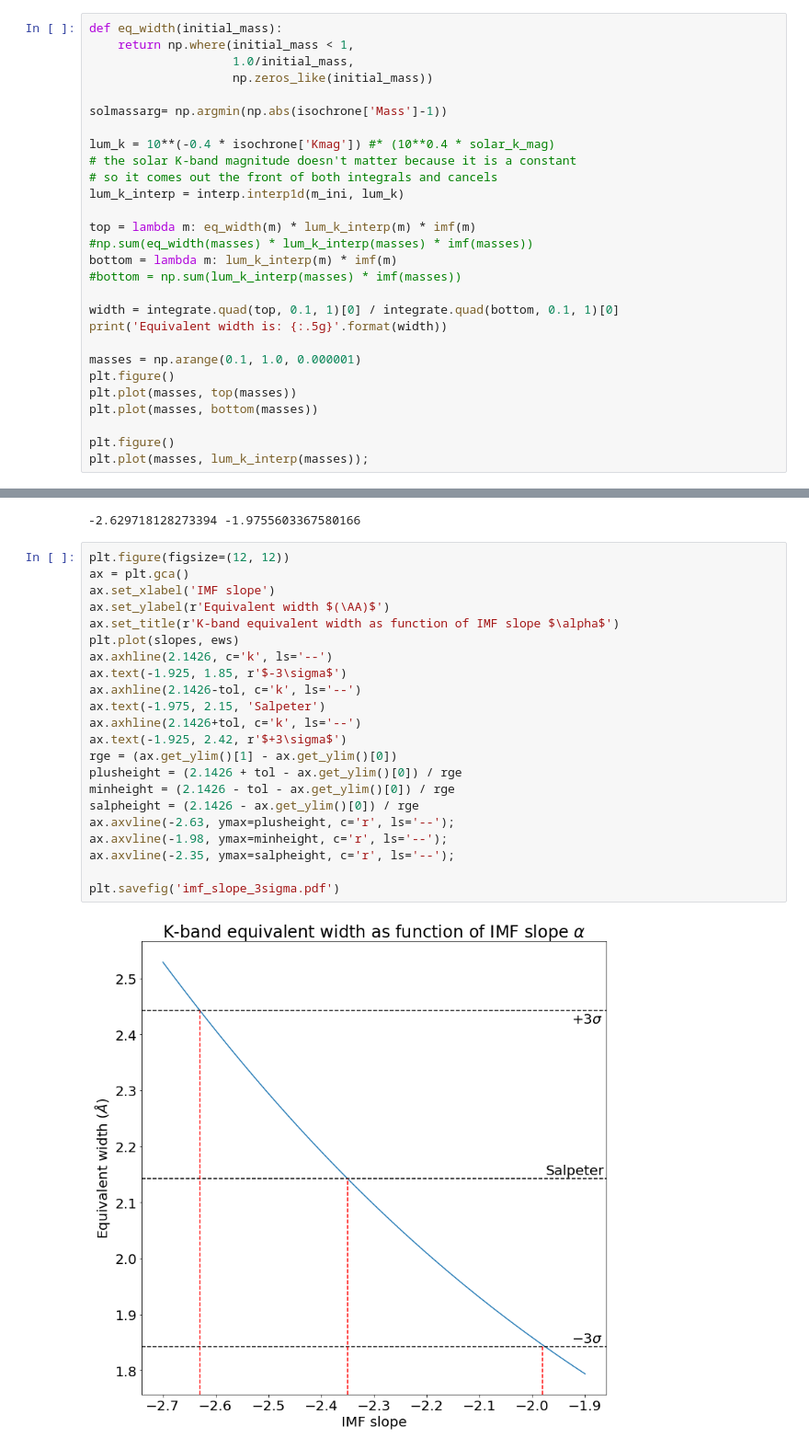
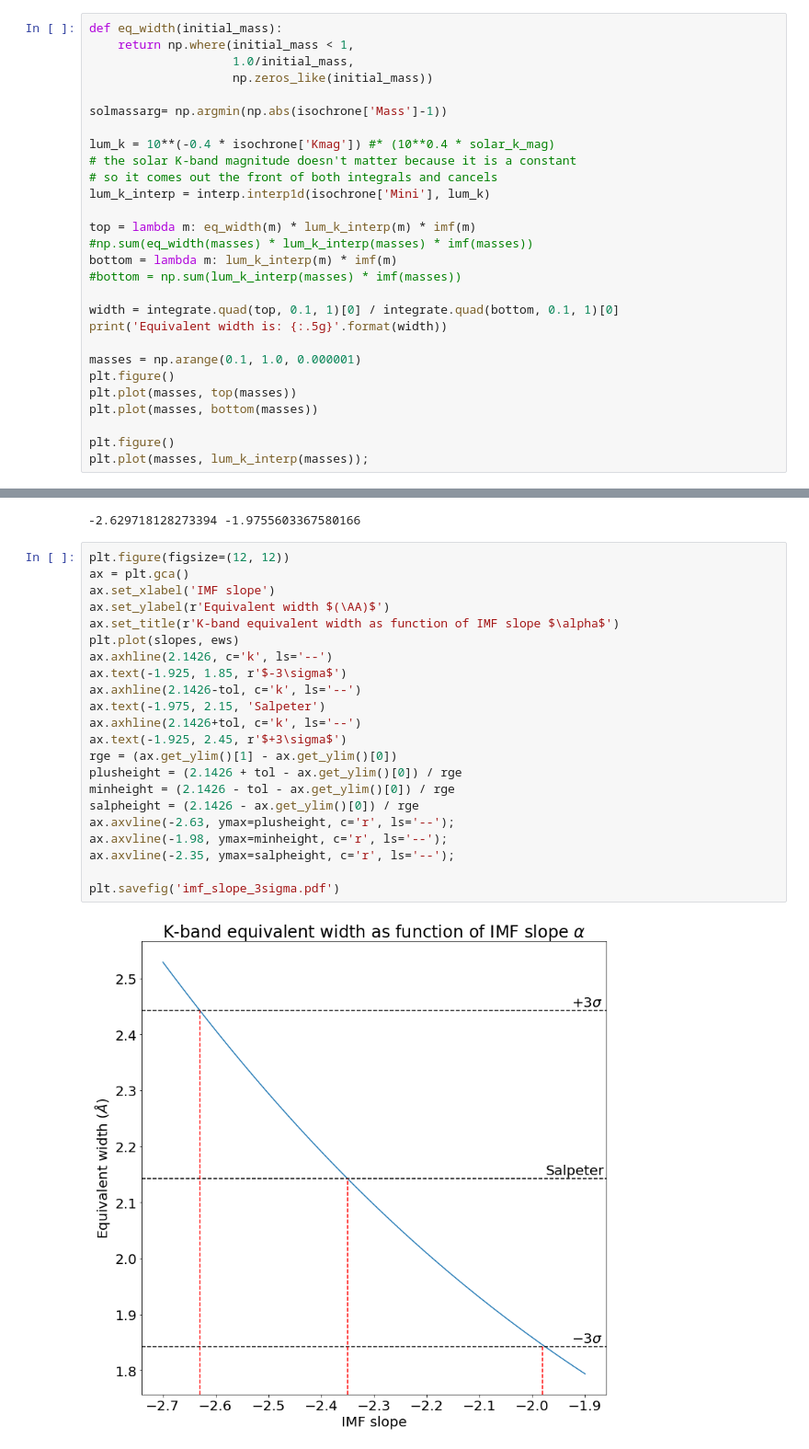
Before and after one commit to calvin-sykes/coursework, a Jupyter notebook: stellar-populations/Stellar Populations.ipynb, the cells around one changed output, grey strips where cells are left out. Shown at 92% size. Saved outputs shown, nothing was run; the diff lists cells and outputs as text.

```diff
--- a/stellar-populations/Stellar Populations.ipynb
+++ b/stellar-populations/Stellar Populations.ipynb
@@ -108,7 +108,7 @@ solmassarg= np.argmin(np.abs(isochrone['Mass']-1))
 lum_k = 10**(-0.4 * isochrone['Kmag']) #* (10**0.4 * solar_k_mag)
 # the solar K-band magnitude doesn't matter because it is a constant
 # so it comes out the front of both integrals and cancels
-lum_k_interp = interp.interp1d(m_ini, lum_k)
+lum_k_interp = interp.interp1d(isochrone['Mini'], lum_k)
 
 top = lambda m: eq_width(m) * lum_k_interp(m) * imf(m)
 #np.sum(eq_width(masses) * lum_k_interp(masses) * imf(masses))
@@ -163,24 +163,24 @@ for alpha in slopes:
 # %%
 plt.figure(figsize=(12, 12))
 ax = plt.gca()
 ax.set_xlabel('IMF slope')
 ax.set_ylabel(r'Equivalent width $(\AA)$')
 ax.set_title(r'K-band equivalent width as function of IMF slope $\alpha$')
 plt.plot(slopes, ews)
 ax.axhline(2.1426, c='k', ls='--')
 ax.text(-1.925, 1.85, r'$-3\sigma$')
 ax.axhline(2.1426-tol, c='k', ls='--')
 ax.text(-1.975, 2.15, 'Salpeter')
 ax.axhline(2.1426+tol, c='k', ls='--')
-ax.text(-1.925, 2.42, r'$+3\sigma$')
+ax.text(-1.925, 2.45, r'$+3\sigma$')
 rge = (ax.get_ylim()[1] - ax.get_ylim()[0])
 plusheight = (2.1426 + tol - ax.get_ylim()[0]) / rge
 minheight = (2.1426 - tol - ax.get_ylim()[0]) / rge
 salpheight = (2.1426 - ax.get_ylim()[0]) / rge
 ax.axvline(-2.63, ymax=plusheight, c='r', ls='--');
 ax.axvline(-1.98, ymax=minheight, c='r', ls='--');
 ax.axvline(-2.35, ymax=salpheight, c='r', ls='--');
 
 plt.savefig('imf_slope_3sigma.pdf')
 # %% [output]
-[figure, old version]
+[figure, new version]
```
Also changed, not shown: 4 other files.
